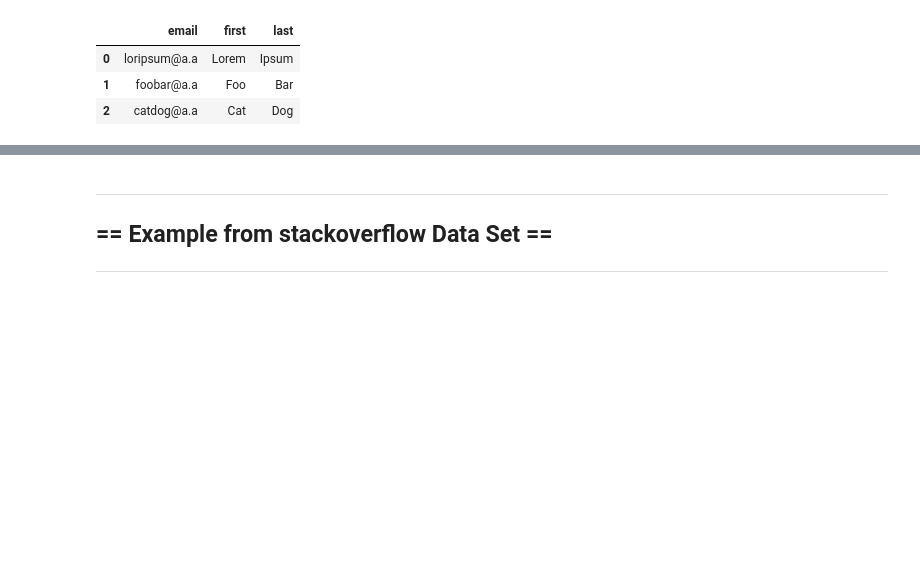
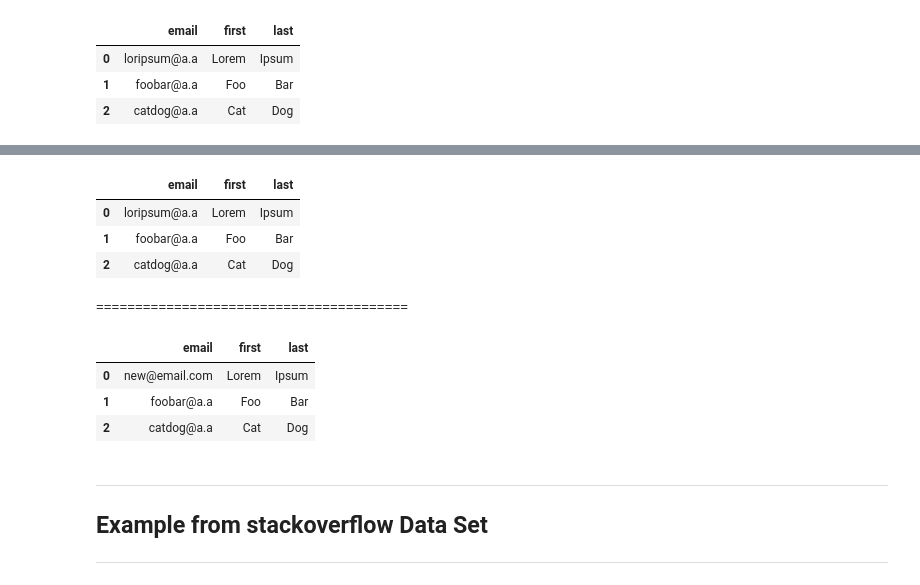
Before and after one commit to thandora/pandas-notes, a Jupyter notebook: pandas_03.ipynb, the cells around one changed output, grey strips where cells are left out. Drawn from its saved outputs; the diff is of its cells as text; code cells hidden in the pictures; blank space fills up the shorter version.

```diff
--- a/pandas_03.ipynb
+++ b/pandas_03.ipynb
@@ -9,6 +7,20 @@ How to use, set, and reset index.
 # %%
 import pandas as pd
 import numpy as np
+# %%
+# Function for printing a horizontal line. For display purpose
+def printhr(s: str = None, n: int = 40):
+    """Print a horizontal rule of the character "=" of length n.
+
+    Args:
+        s (str, optional): Header message. Defaults to None.
+        n (int, optional): Number of characters. Defaults to 50.
+    """
+
+    if s:
+        print("=" * int(n / 2), s, "=" * int(n / 2))
+    else:
+        print("=" * n)
 # %%
 people = {
     "first": ["Lorem", "Foo", "Cat"],
@@ -62,6 +94,23 @@ df
+# %%
+# Change the email of "Lorem Ipsum"
+display(df)
+printhr()
+
+df.loc[0, "email"] = "new@email.com"
+display(df)
+# %% [output]
+|  | email | first | last |
+| 0 | loripsum@a.a | Lorem | Ipsum |
+| 1 | foobar@a.a | Foo | Bar |
+| 2 | catdog@a.a | Cat | Dog |
+========================================
+|  | email | first | last |
+| 0 | new@email.com | Lorem | Ipsum |
+| 1 | foobar@a.a | Foo | Bar |
+| 2 | catdog@a.a | Cat | Dog |
 # %% [markdown]
 ---
-## == Example from stackoverflow Data Set ==
+## Example from stackoverflow Data Set
 ---
 # %%
 # Load csv files as df and set indices to corresponding columns.
```
Also changed, not shown: parts of 11 cells of this notebook.
